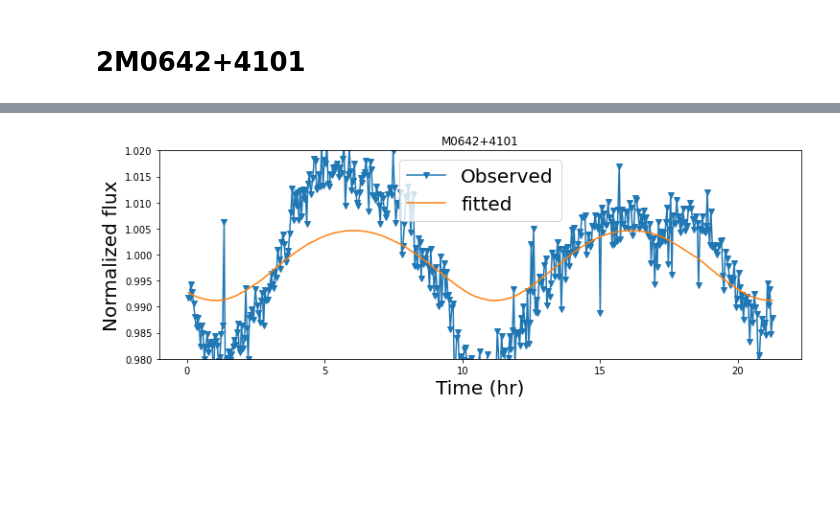
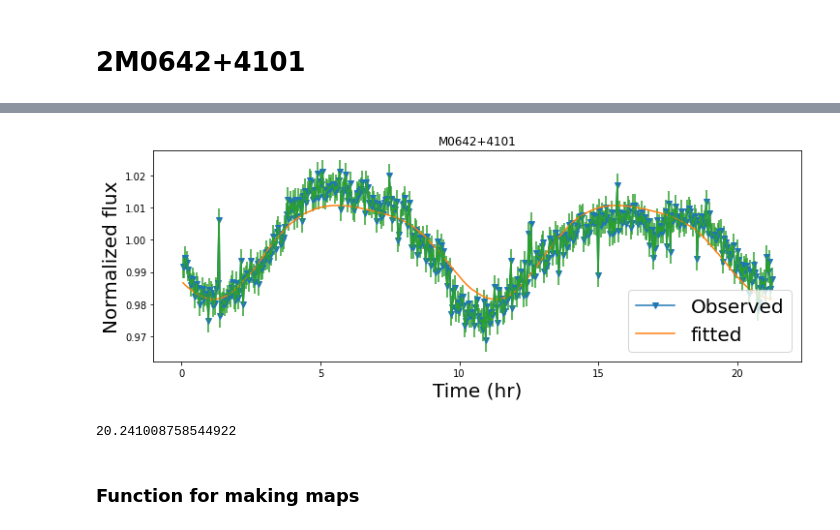
Before and after one commit to MohammadRefat23/StarryAtmospheres, a Jupyter notebook: Spitzer.ipynb, the cells around one changed output, grey strips where cells are left out. Saved outputs shown, nothing was run; the diff lists cells and outputs as text; code cells hidden in the pictures; blank space fills up the shorter version.

```diff
--- a/Spitzer.ipynb
+++ b/Spitzer.ipynb
@@ -109,7 +134,7 @@ map.obl = 0
 map.inc = 90
 # %%
 ## set the data vector (the flux and the covariance matrix)
-map.set_data(flux_M0642_4101, C=fluxerr_M0642_4101)
+map.set_data(flux_M0642_4101, C=fluxerr_M0642_4101**2)
 # %%
 ### Map variables
 
@@ -150,13 +175,18 @@ map.show(colorbar=True, projection="moll",file="M0642+4101/M0642_4101_ydeg5.jpg"
 # %%
 ## Plotting
 fig, ax = plt.subplots(1, figsize=(12, 4))
 plt.title("M0642+4101")
 plt.plot(time_M0642_4101, flux_M0642_4101, marker="v",label="Observed")
-plt.ylim(0.98,1.02)
+#plt.ylim(0.98,1.02)
 plt.plot(time_M0642_4101, map.flux(**kwargs),label="fitted")
 plt.legend(prop={'size': 20})
+plt.errorbar(time_M0642_4101, flux_M0642_4101, fluxerr_M0642_4101)
 ax.set_xlabel("Time (hr)", fontsize=20)
 ax.set_ylabel("Normalized flux", fontsize=20)
 plt.savefig("M0642_4101_LightCurve.jpg")
 # %% [output]
-[figure, old version]
+[figure, new version]
+# %%
+time_M0642_4101[427]
+# %% [output]
+20.241008758544922
@@ -162,0 +203,2 @@ plt.savefig("M0642_4101_LightCurve.jpg")
+# %% [markdown]
+### Function for making maps
```
Also changed, not shown: parts of 10 cells of this notebook, 4 other files.
